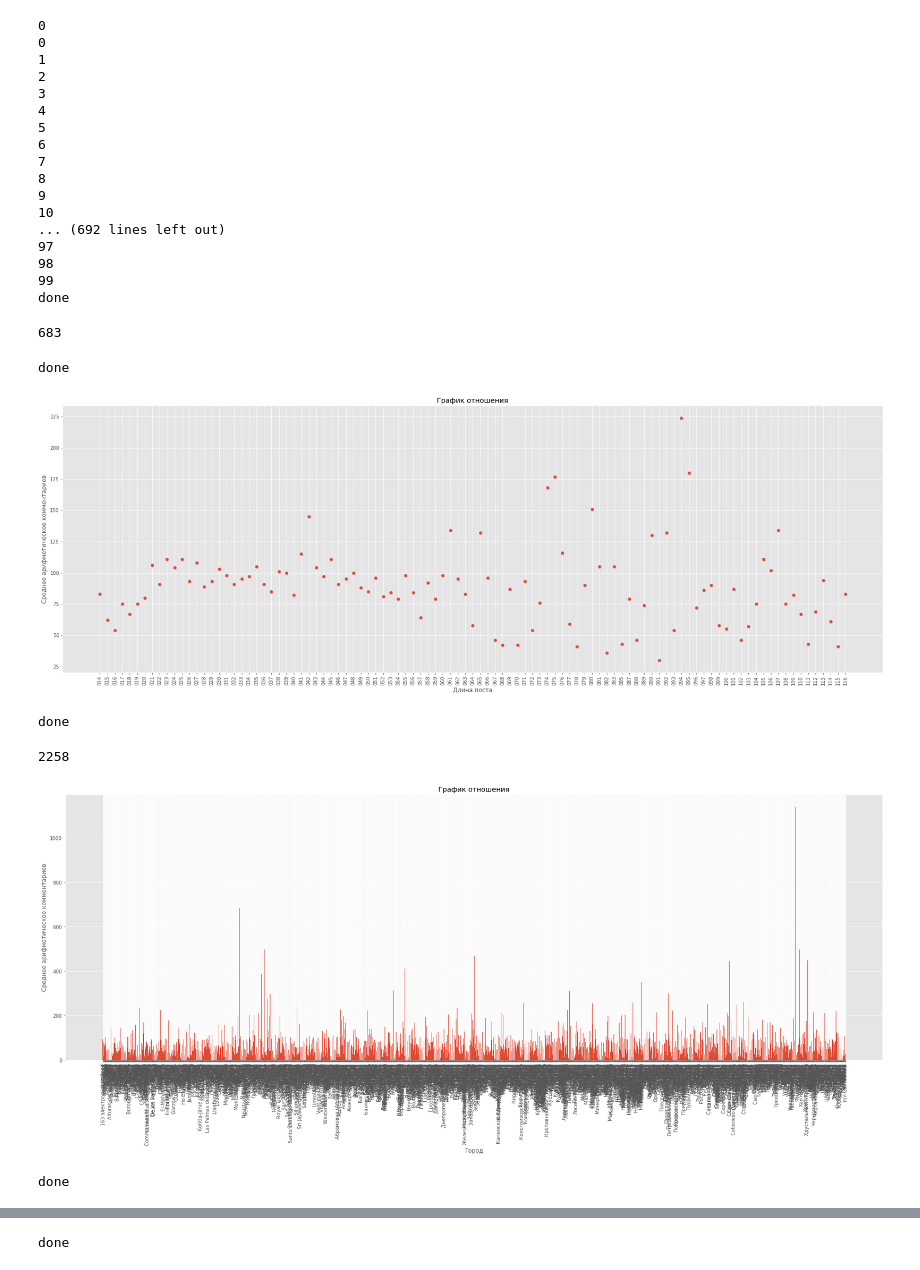
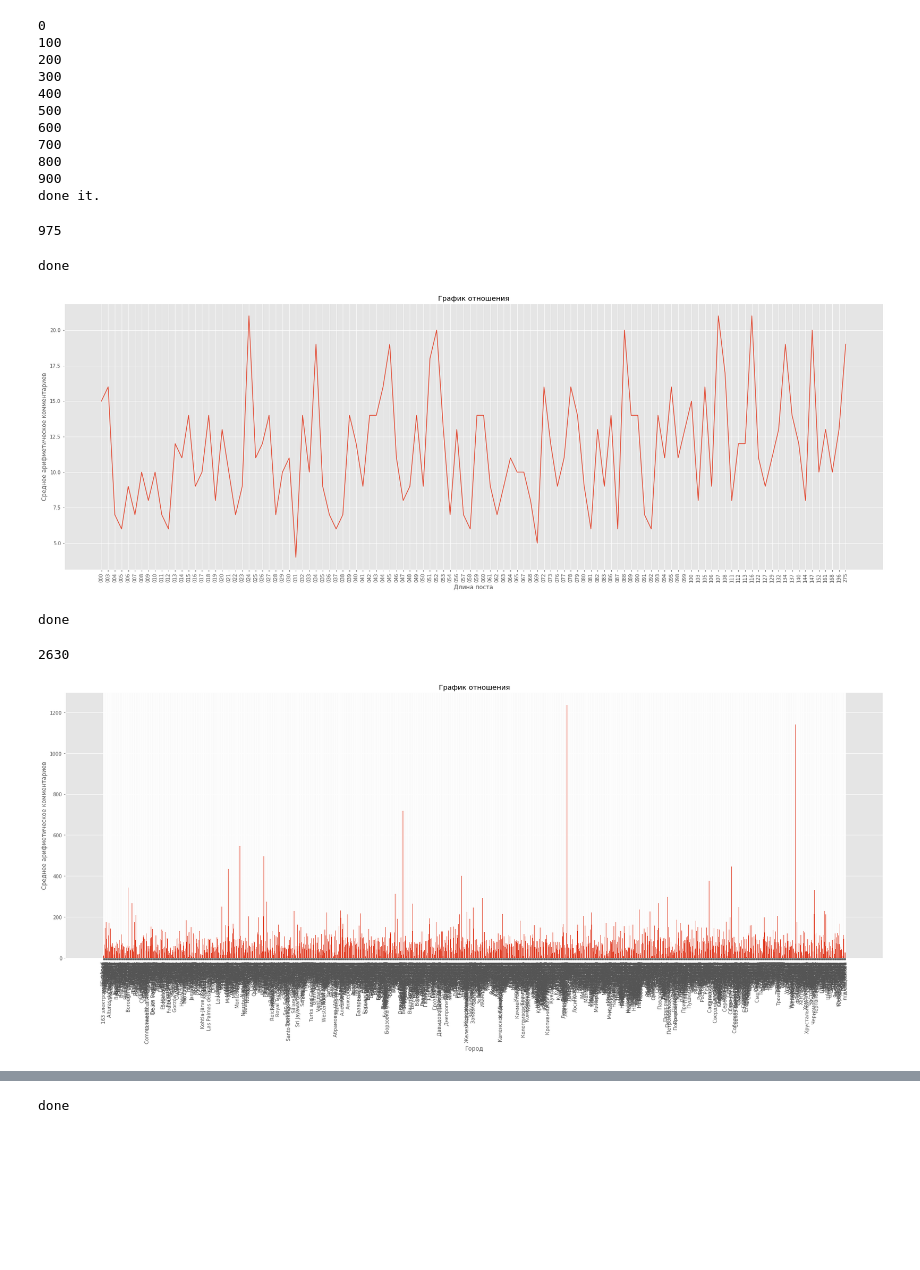
Before and after one commit to rita7798/2-course-2017-2018, a Jupyter notebook: homework/06. VK API + matplotlib/2018-04-09 дз new.ipynb, the cells around one changed output, grey strips where cells are left out. Drawn from its saved outputs; the diff is of its cells as text; code cells hidden in the pictures; blank space fills up the shorter version.

```diff
--- a/homework/06. VK API + matplotlib/2018-04-09 дз new.ipynb
+++ b/homework/06. VK API + matplotlib/2018-04-09 дз new.ipynb
@@ -8,16 +8,11 @@ now = datetime.datetime.now()
 
 posts_to_comments = {}
 comments_to_cities = {}
-posts_to_cities = {}
-posts_to_ages = {}
 comments_to_ages = {}
 comments = []
-cities = set()
-ages = set()
 
 i = 0
 k = 0
-
 
 with open ('Mash_wall.txt', 'w', encoding='utf-8') as f:
     f.write(str(now.strftime("%d-%m-%Y %H:%M") + '\n'))
@@ -30,7 +25,6 @@ try:
             html = response.read().decode('utf-8')
         data1 = json.loads(html)
         for j in range(100):
-            #print(j)
             with open ('Mash_wall.txt', 'a', encoding='utf-8') as f:
                 f.write(data1["response"]["items"][j]['text']+'\n')
             posts_to_comments[data1["response"]["items"][j]['text']] = comments
@@ -49,7 +43,6 @@ try:
                         try:
                             if "city" in data3["response"][0]:
                                 comments_to_cities[data2["response"]["items"][n]['text']] = data3["response"][0]["city"]["title"]
-                                cities.add(data3["response"][0]["city"]["title"])
                             else:
                                 continue
                         except:
@@ -59,7 +52,6 @@ try:
                                 b = data3["response"][0]["bdate"].split('.')
                                 age = 2018 - int(b[2])
                                 comments_to_ages[data2["response"]["items"][n]['text']] = age
-                                ages.add(age)
                             else:
                                 continue
                         except:
@@ -68,8 +60,6 @@ try:
                     req = urllib.request.Request('https://api.vk.com/method/wall.getComments?owner_id=-112510789&count=100&offset={}&post_id={}&sort=asc&v=5.73&access_token={}'.format(k, data1["response"]["items"][j]['id'], key.access))
             except:
                 posts_to_comments[data1["response"]["items"][j]['text']] = comments
-                posts_to_cities[data1["response"]["items"][j]['text']] = cities
-                posts_to_ages[data1["response"]["items"][j]['text']] = ages
                 with open ('Mash_wall.txt', 'a', encoding='utf-8') as f:
                     for comment in comments:
                         if comment != '':
@@ -77,15 +67,13 @@ try:
                         else:
                             continue
                 comments = []
-                cities = set()
-                ages = set()
                 k = 0
                 with open ('Mash_wall.txt', 'a', encoding='utf-8') as f:
                     f.write('\n')
         i += 100
         req = urllib.request.Request('https://api.vk.com/method/wall.get?owner_id=-112510789&count=100&offset={}&v=5.73&access_token={}'.format(i, key.access))
-#         if i == 700:
-#             print('done')
+#         if i == 1000:
+#             print('done it.')
 #             break
 #         else:
 #             continue
@@ -97,26 +85,20 @@ with open ('Mash_wall.txt', 'a', encoding='utf-8') as f:
     f.write(str(now.strftime("%d-%m-%Y %H:%M")))
 # %% [output]
 0
-0
-1
-2
-3
-4
-5
-6
-7
-8
-9
-10
-... (692 lines left out)
-97
-98
-99
-done
+100
+200
+300
+400
+500
+600
+700
+800
+900
+done it.
 # %%
 print(len(posts_to_comments))
 # %% [output]
-683
+975
 # %%
 len_posts_to_avg_comments = {}
 
@@ -147,25 +129,25 @@ d = OrderedDict(sorted(len_posts_to_avg_comments.items(), key=lambda t: t[0]))
 # %%
 import matplotlib.pyplot as plt
 from matplotlib import style
 style.use('ggplot')
 
 
 x = []
 y = []
 
 for k,v in d.items():
     x.append(k)
     y.append(v)
 
 plt.figure(figsize=(30, 10))
-plt.scatter(x, y)
+plt.plot(x, y)
 plt.title('График отношения')
 plt.xlabel('Длина поста')
 plt.ylabel('Среднее арифметическое комментариев')
 plt.xticks(rotation=90)
 plt.savefig('plot__len_posts_to_avg_comments.png', format='png', dpi=100)
 # %% [output]
-[figure, old version]
+[figure, new version]
 # %%
 cities_to_avg_comments = {}
 
@@ -190,7 +172,7 @@ done
 d = OrderedDict(sorted(cities_to_avg_comments.items(), key=lambda t: t[0]))
 print(len(d))
 # %% [output]
-2258
+2630
 # %%
 x = []
 y = []
@@ -207,27 +189,4 @@ plt.ylabel('Среднее арифметическое комментариев
 plt.xticks(rotation=90)
 plt.savefig('plot__cities_to_avg_comments.png', format='png', dpi=100)
 # %% [output]
-[figure, old version]
+[figure, new version]
-# %%
-cities_to_avg_posts = {}
-
-for k,v in posts_to_cities.items():
-    for city in v:
-        if city not in cities_to_avg_posts:
-            l = 0
-            num = 0
-            for key, value in posts_to_cities.items():
-                for c in value:
-                    if c == city:
-                        l += len(key.split())
-                        num += 1
-                        break
-                    else:
-                        continue
-            cities_to_avg_posts[city] = round(l/num)
-        else:
-            continue
-
-print('done')
-# %% [output]
-done
```
Also changed, not shown: parts of 5 cells of this notebook, 6 other files.
